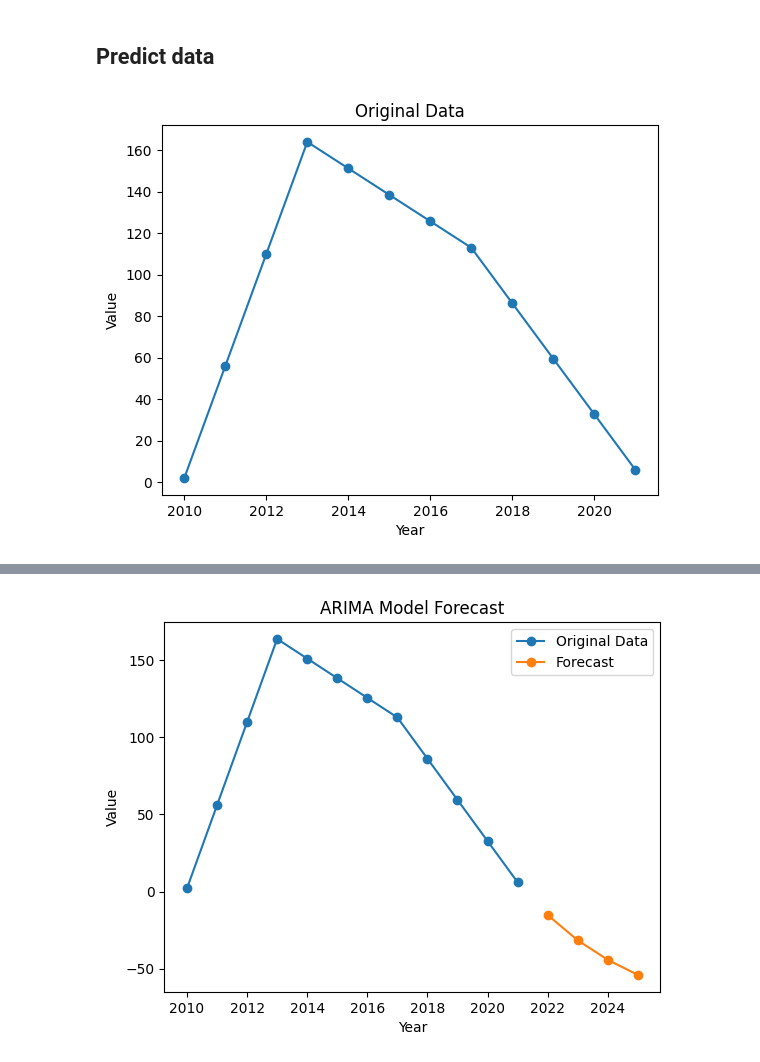
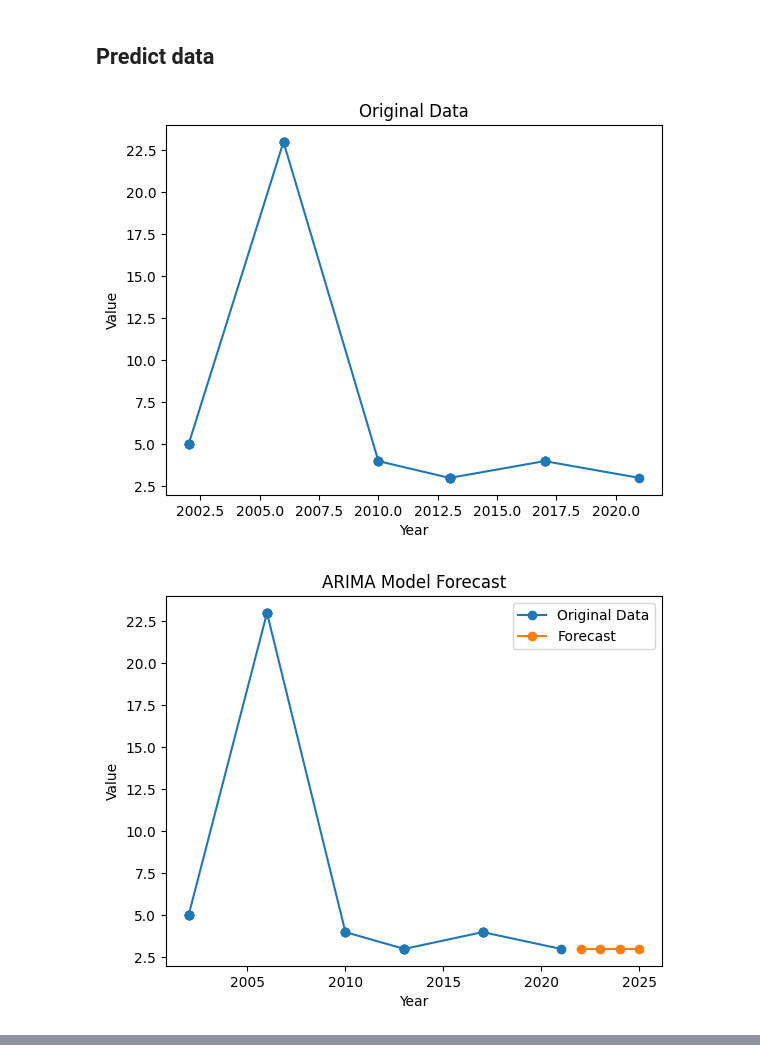
Before and after one commit to nexovec/Mala-Online-Stranka, a Jupyter notebook: statistiky.ipynb, the cells around one changed output, grey strips where cells are left out. Saved outputs shown, nothing was run; the diff lists cells and outputs as text; code cells hidden in the pictures.

Commit message:
more data exploration

```diff
--- a/statistiky.ipynb
+++ b/statistiky.ipynb
@@ -117,5 +116,12 @@ shape: (14, 2)
 # %%
 # actual data
 topic = pl.read_csv("data/parlament_data.csv")
+print(topic.columns)
 # topic.lazy().group_by("OBEC", "ROK", "KSTRANA").agg(pl.col("POC_HLASU").sum()).collect()
-topic = topic.pivot(values="POC_HLASU", index=("OBEC", "ROK"), columns="KSTRANA", aggregate_function="sum")
+bymesta = {}
+for city in topic["OBEC"].unique():
+    # print(city)
+    # topic.loc[topic["OBEC"] == city].pivot(values="POC_HLASU", index="ROK", columns="KSTRANA", aggregate_function="sum").plot()
+    topic_inner = topic.filter(pl.col("OBEC") == city)
+    topic_inner = topic_inner.pivot(values="POC_HLASU", index=("ROK"), columns="KSTRANA", aggregate_function="sum")
+    bymesta[city] = topic_inner
@@ -125,0 +130,3 @@ for obec in topic["OBEC"].unique():
+# %%
+topic = bymesta[598267]
+topic.head()
@@ -126,5 +142,4 @@ for obec in topic["OBEC"].unique():
 # %%
-topic = citywise[500011]
-topic = topic.lazy().with_columns(pl.col("ROK").cast(pl.Utf8).alias("tmp").str.strptime(pl.Date, "%Y")).sort("tmp").collect().upsample(time_column="tmp", every="1y").lazy().interpolate().fill_null(strategy="forward").drop("tmp").collect()
+topic = topic.lazy().with_columns(pl.col("ROK").cast(pl.Int32).cast(pl.Utf8).alias("tmp").str.strptime(pl.Date, "%Y")).sort("tmp").collect().upsample(time_column="tmp", every="1y",).lazy().fill_null(strategy="forward", limit=3).drop("tmp").collect()
 topic
 # %% [output]
@@ -146,38 +165,40 @@ shape: (12, 32)
 # %% [markdown]
 ## Predict data
 # %%
-import pandas as pd
 import matplotlib.pyplot as plt
 from statsmodels.tsa.arima.model import ARIMA
 
 df = topic.to_pandas()
 
+y = df['27']
+
 # Plot the original data
-plt.plot(df['ROK'], df['1'], marker='o', linestyle='-')
+plt.plot(df['ROK'], y, marker='o', linestyle='-')
 plt.title('Original Data')
 plt.xlabel('Year')
 plt.ylabel('Value')
 plt.show()
 
 # Fit ARIMA model
 order = (1, 1, 1)  # (p, d, q) order of the ARIMA model
-model = ARIMA(df['1'], order=order)
+model = ARIMA(y, order=order)
 result = model.fit()
 
 # Forecast future values
 future_years = [2022, 2023, 2024, 2025]
 forecast = result.predict(start=len(df), end=len(df) + len(future_years) - 1, typ='levels')
 
 # Plot the original data and the forecast
-plt.plot(df['ROK'], df['1'], marker='o', linestyle='-', label='Original Data')
+plt.plot(df['ROK'], y, marker='o', linestyle='-', label='Original Data')
 plt.plot(future_years, forecast, marker='o', linestyle='-', label='Forecast')
 plt.title('ARIMA Model Forecast')
 plt.xlabel('Year')
 plt.ylabel('Value')
 plt.legend()
 plt.show()
 
 # Display the ARIMA model summary
 print(result.summary())
 # %% [output]
-[figure, old version]
+[figure, new version]
+[figure, new version]
@@ -185 +221,0 @@ Unknown keyword arguments: dict_keys(['typ']).Passing unknown keyword arguments
-[figure, old version]
```
Also changed, not shown: parts of 10 cells of this notebook, 3 other files.
